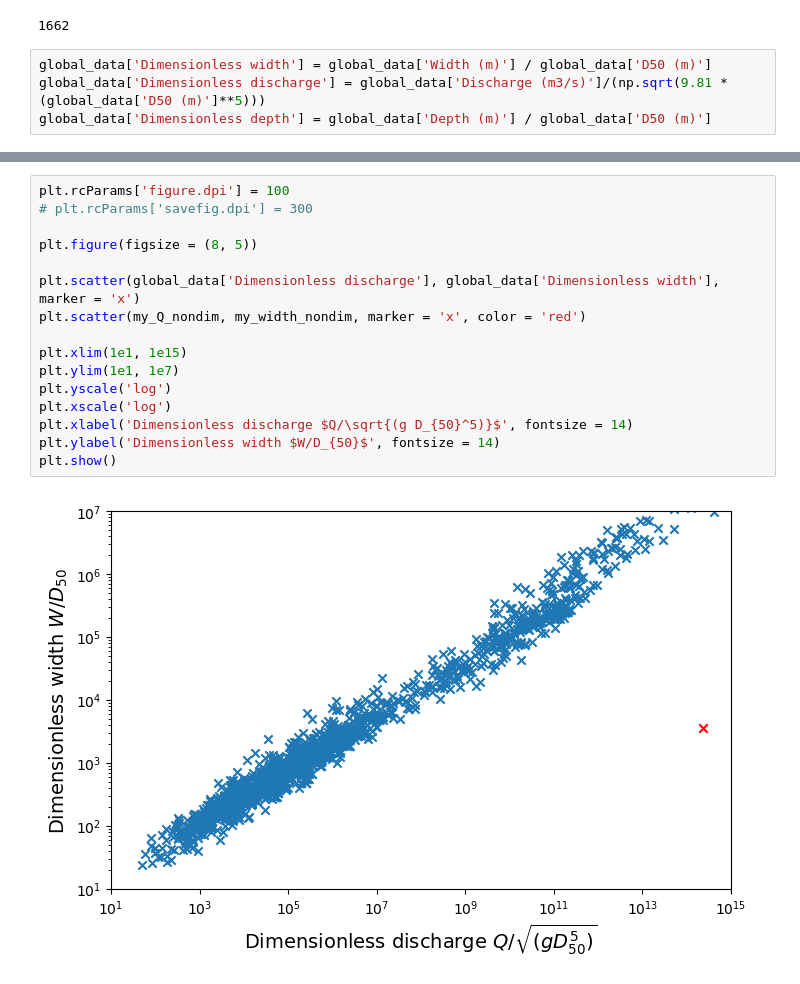
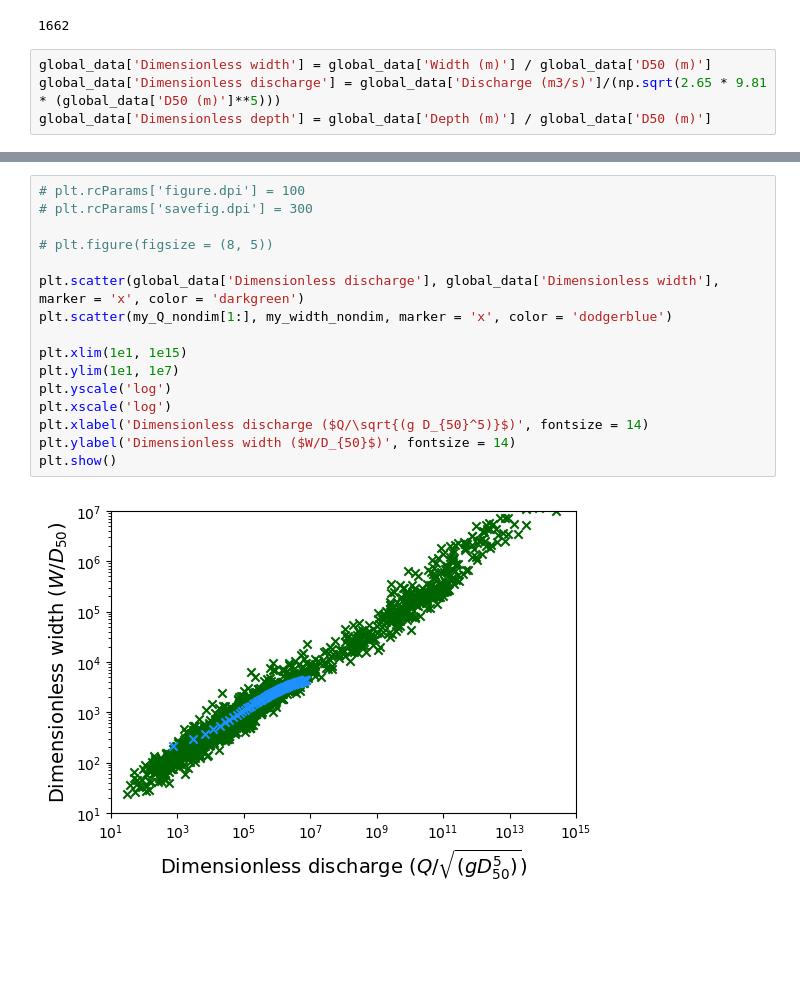
Before and after one commit to vaga3461/High-Plains, a Jupyter notebook: modeling headway FA22/AGU 2022 figs and experiments/replicating phillips plot.ipynb, the cells around one changed output, grey strips where cells are left out. Saved outputs shown, nothing was run; the diff lists cells and outputs as text; blank space fills up the shorter version.

```diff
--- a/modeling headway FA22/AGU 2022 figs and experiments/replicating phillips plot.ipynb
+++ b/modeling headway FA22/AGU 2022 figs and experiments/replicating phillips plot.ipynb
@@ -29,6 +29,6 @@ len(global_data)
 1662
 # %%
 global_data['Dimensionless width'] = global_data['Width (m)'] / global_data['D50 (m)']
-global_data['Dimensionless discharge'] = global_data['Discharge (m3/s)']/(np.sqrt(9.81 * (global_data['D50 (m)']**5)))
+global_data['Dimensionless discharge'] = global_data['Discharge (m3/s)']/(np.sqrt(2.65 * 9.81 * (global_data['D50 (m)']**5)))
 global_data['Dimensionless depth'] = global_data['Depth (m)'] / global_data['D50 (m)']
 # %%
@@ -39,20 +63,20 @@ my_width_data = [54.76017592]
 my_Q_nondim = my_Q_data / (np.sqrt(2.65 * 9.81 * (0.015)**5))
 my_width_nondim = np.array(my_width_data) / 0.015
 # %%
-plt.rcParams['figure.dpi'] = 100
+# plt.rcParams['figure.dpi'] = 100
 # plt.rcParams['savefig.dpi'] = 300
 
-plt.figure(figsize = (8, 5))
+# plt.figure(figsize = (8, 5))
 
-plt.scatter(global_data['Dimensionless discharge'], global_data['Dimensionless width'], marker = 'x')
-plt.scatter(my_Q_nondim, my_width_nondim, marker = 'x', color = 'red')
+plt.scatter(global_data['Dimensionless discharge'], global_data['Dimensionless width'], marker = 'x', color = 'darkgreen')
+plt.scatter(my_Q_nondim[1:], my_width_nondim, marker = 'x', color = 'dodgerblue')
 
 plt.xlim(1e1, 1e15)
 plt.ylim(1e1, 1e7)
 plt.yscale('log')
 plt.xscale('log')
-plt.xlabel('Dimensionless discharge $Q/\sqrt{(g D_{50}^5)}$', fontsize = 14)
-plt.ylabel('Dimensionless width $W/D_{50}$', fontsize = 14)
+plt.xlabel('Dimensionless discharge ($Q/\sqrt{(g D_{50}^5)}$)', fontsize = 14)
+plt.ylabel('Dimensionless width ($W/D_{50}$)', fontsize = 14)
 plt.show()
 # %% [output]
-[figure, old version]
+[figure, new version]
```
Also changed, not shown: parts of 3 cells of this notebook, 10 other files.
